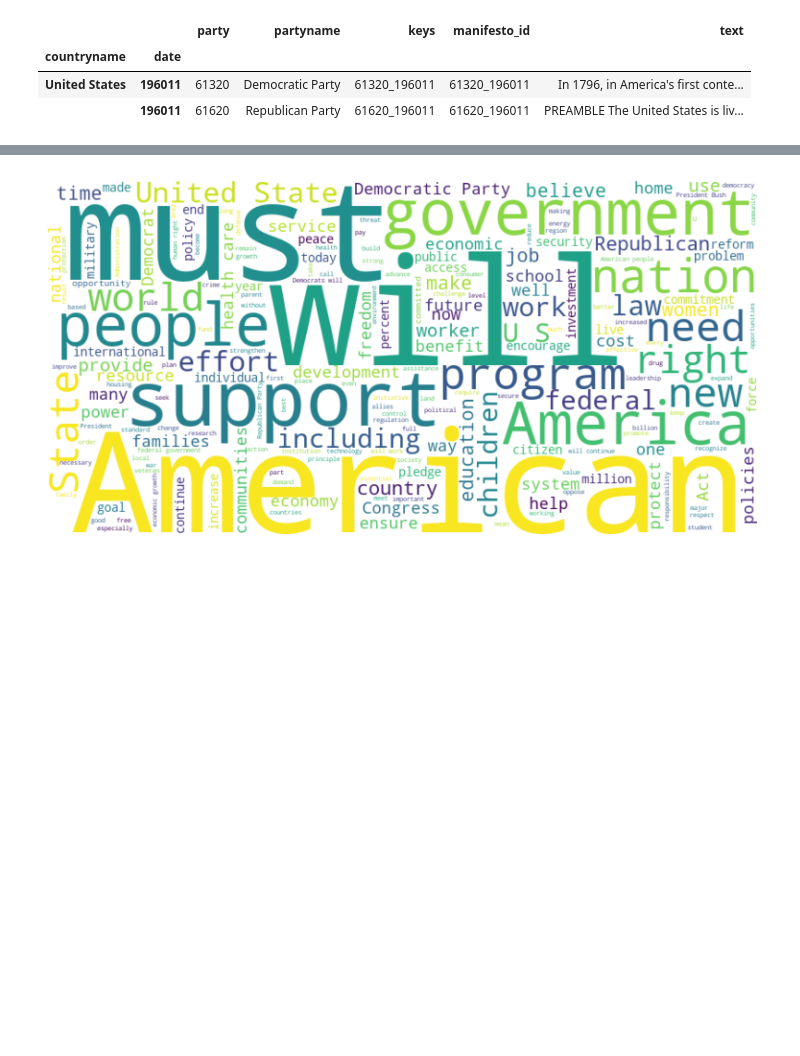
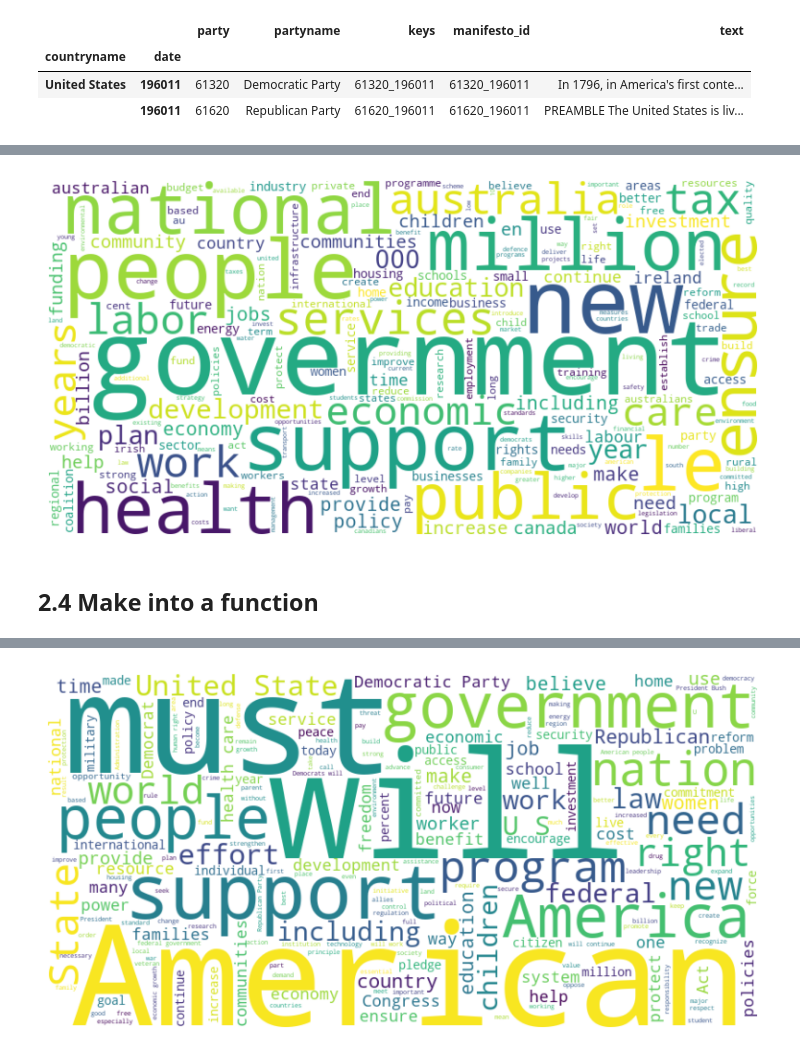
Before and after one commit to Morri-Kuma/graspp_2025_spring, a Jupyter notebook: notebooks/module_4/week_9/scraping.ipynb, the cells around one changed output, grey strips where cells are left out. Cells and saved outputs as stored; diff of their text form; code cells hidden in the pictures; blank space fills up the shorter version.

```diff
--- a/notebooks/module_4/week_9/scraping.ipynb
+++ b/notebooks/module_4/week_9/scraping.ipynb
@@ -169,0 +264,25 @@ df.head(2)
+# %%
+vectorizer = CountVectorizer(
+    analyzer = 'word',          # Whether the feature should be made of word or character n-grams or a mixture of both.
+    stop_words = 'english',     # Remove stop words. Can be a list of stop words or a string from {'english', 'spanish'}.
+    lowercase = True,           # Convert text to lowercase.
+    ngram_range = (1,3),
+    min_df = .1
+
+)
+counts = vectorizer.fit_transform(df_all['text']).toarray().sum(axis=0)
+word_freq = dict(zip(vectorizer.get_feature_names_out(), counts))
+# %%
+from wordcloud import WordCloud
+import matplotlib.pyplot as plt
+
+wordcloud = WordCloud(width=800, height=400, background_color='white')
+wordcloud.generate_from_frequencies(word_freq)
+plt.figure(figsize=(10, 5))
+plt.imshow(wordcloud, interpolation='bilinear')
+plt.axis('off')
+plt.show()
+# %% [output]
+[figure, added]
+# %% [markdown]
+## 2.4 Make into a function
```
Also changed, not shown: parts of 41 cells of this notebook.
